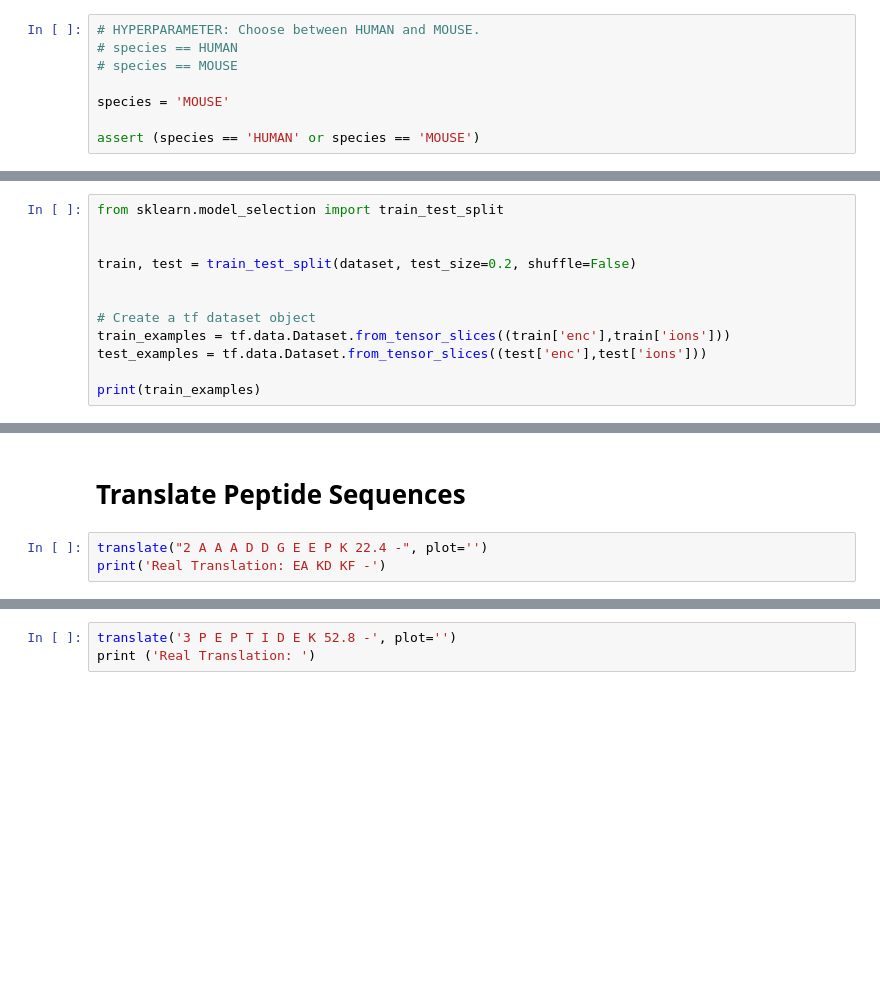
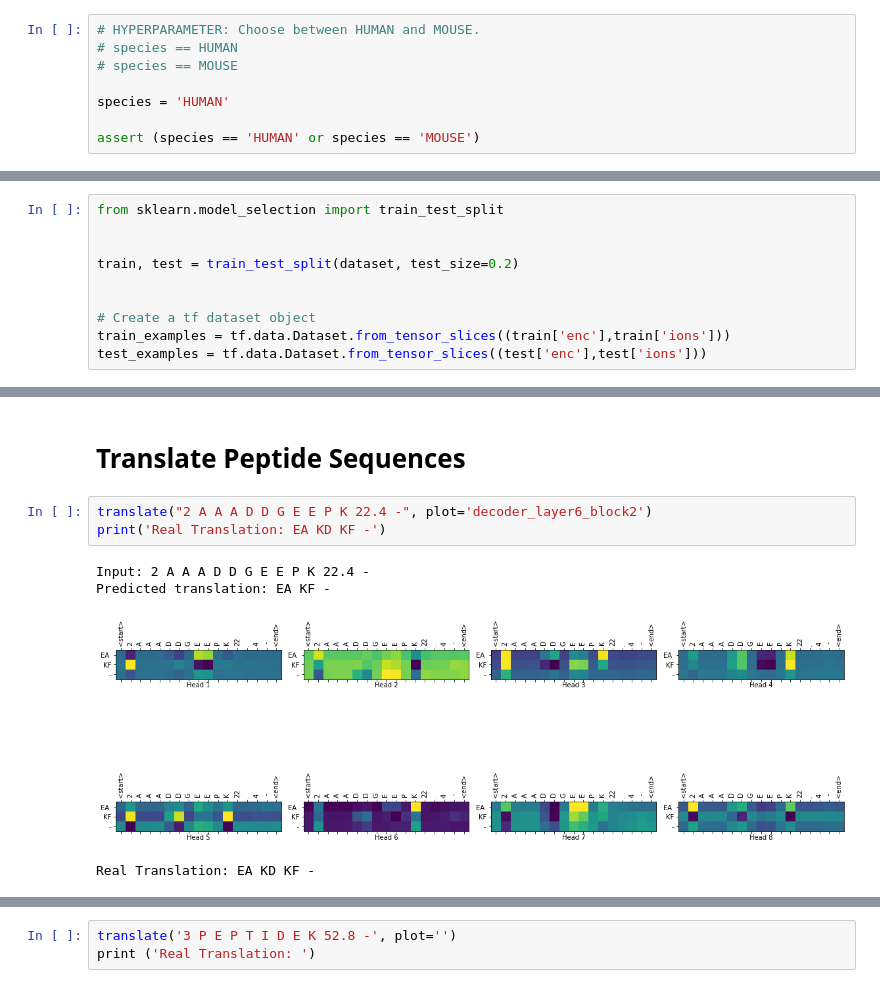
Before and after one commit to mhaseeb123/DeepMSim, a Jupyter notebook: deepMSim.ipynb, the cells around one changed output, grey strips where cells are left out. Saved outputs shown, nothing was run; the diff lists cells and outputs as text; blank space fills up the shorter version.

Commit message:
[#4] Test and train split implemeneted. Testing accuracy generated.

```diff
--- a/deepMSim.ipynb
+++ b/deepMSim.ipynb
@@ -78,7 +78,7 @@ Let's get the annotated MS/MS spectral data libraries from <a href="https://chem
 # species == HUMAN
 # species == MOUSE
 
-species = 'MOUSE'
+species = 'HUMAN'
 
 assert (species == 'HUMAN' or species == 'MOUSE')
 # %%
@@ -325,11 +316,9 @@ Tokenize the sentences, construct tensors, embed the charge and eV information a
 from sklearn.model_selection import train_test_split
 
 
-train, test = train_test_split(dataset, test_size=0.2, shuffle=False)
+train, test = train_test_split(dataset, test_size=0.2)
 
 
 # Create a tf dataset object
 train_examples = tf.data.Dataset.from_tensor_slices((train['enc'],train['ions']))
 test_examples = tf.data.Dataset.from_tensor_slices((test['enc'],test['ions']))
-
-print(train_examples)
@@ -1138,6 +1161,11 @@ Here we test are trained transformer model on unseen data.
 # %% [markdown]
 # Translate Peptide Sequences
 # %%
-translate("2 A A A D D G E E P K 22.4 -", plot='')
+translate("2 A A A D D G E E P K 22.4 -", plot='decoder_layer6_block2')
 print('Real Translation: EA KD KF -')
+# %% [output]
+Input: 2 A A A D D G E E P K 22.4 -
+Predicted translation: EA KF -
+[figure, added]
+Real Translation: EA KD KF -
 # %%
```
Also changed, not shown: parts of 15 cells of this notebook.
